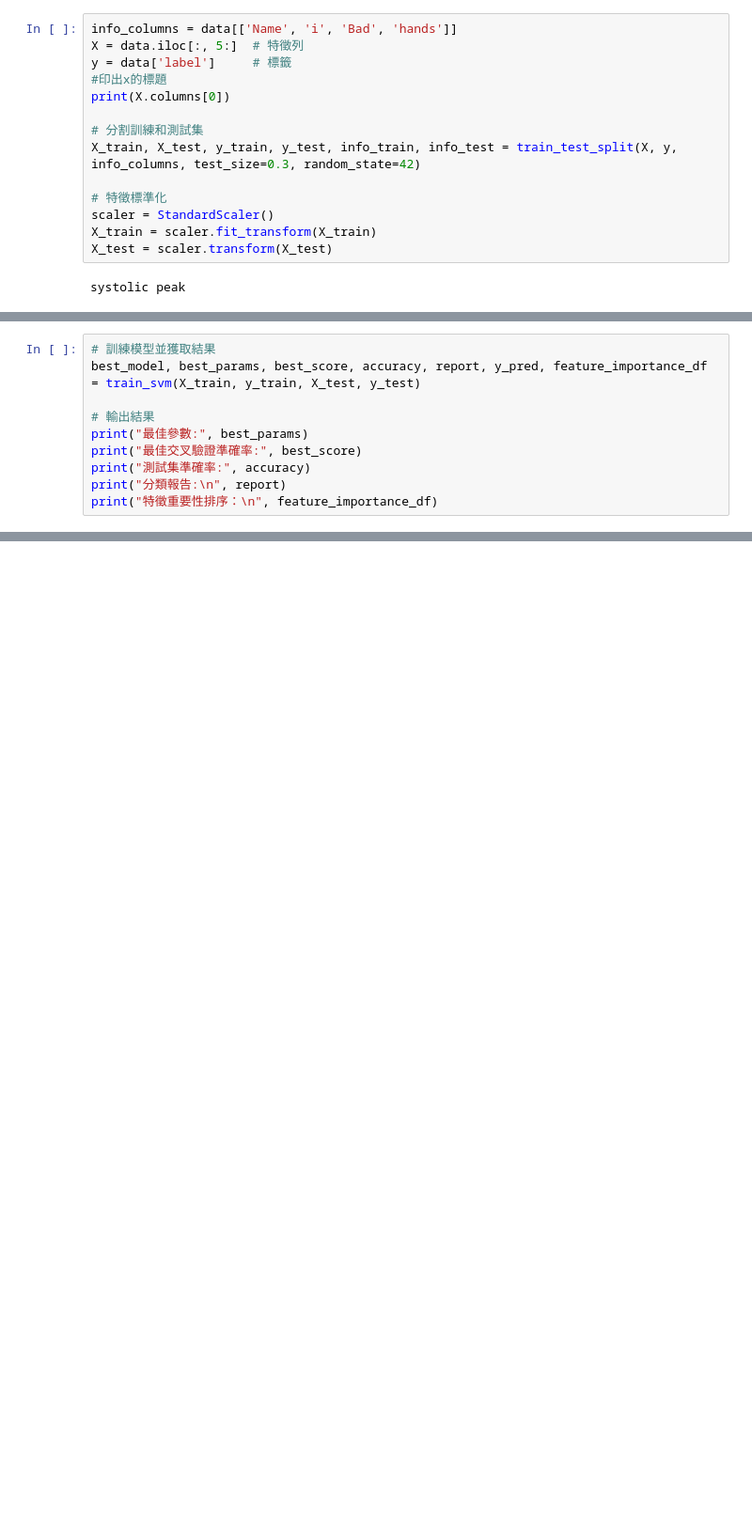
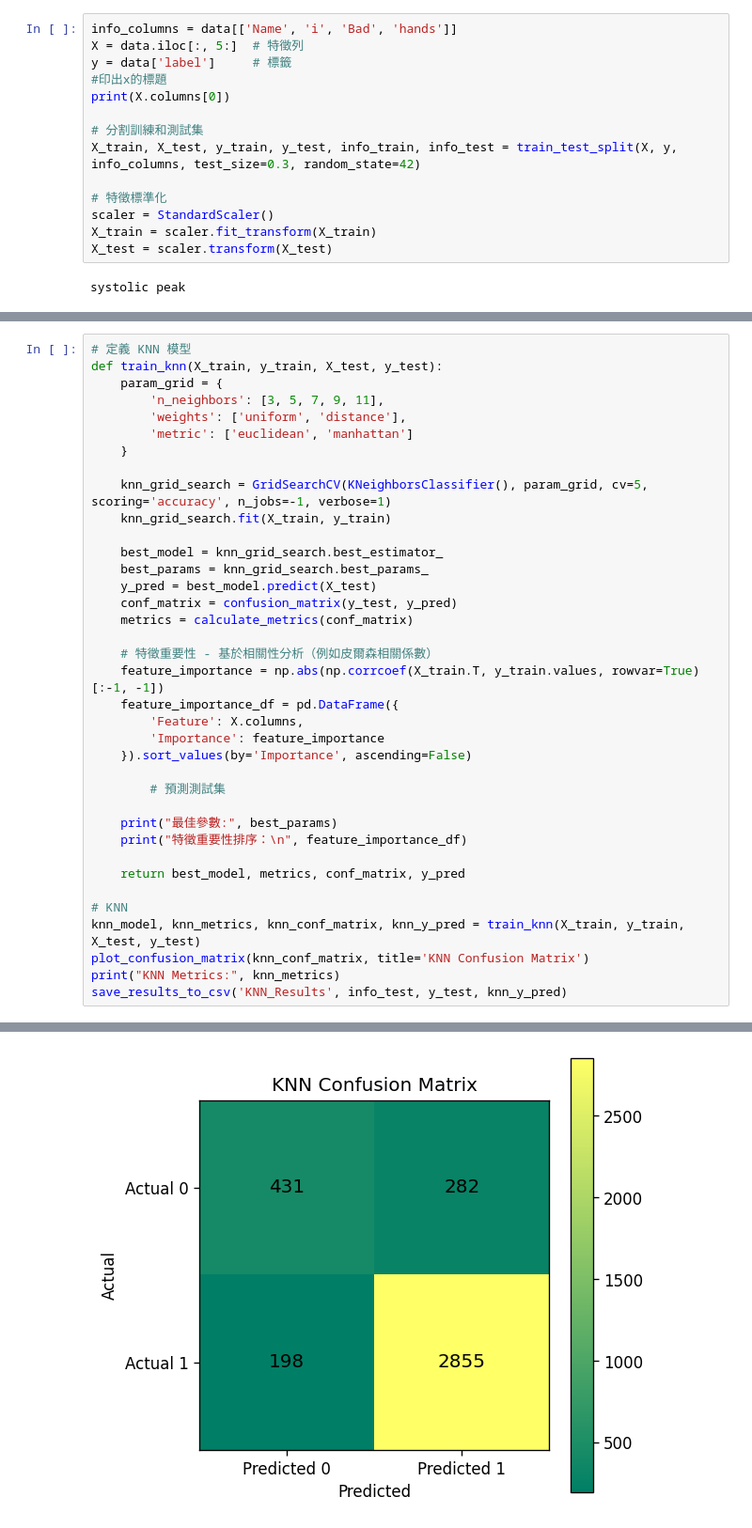
Before and after one commit to m11217045/PPG, a Jupyter notebook: Classfication.ipynb, the cells around one changed output, grey strips where cells are left out. Shown at 94% size. Drawn from its saved outputs; the diff is of its cells as text; blank space fills up the shorter version.

```diff
--- a/Classfication.ipynb
+++ b/Classfication.ipynb
@@ -70,10 +181,0 @@ def train_svm(X_train, y_train, X_test, y_test):
-# %%
-# 訓練模型並獲取結果
-best_model, best_params, best_score, accuracy, report, y_pred, feature_importance_df = train_svm(X_train, y_train, X_test, y_test)
-
-# 輸出結果
-print("最佳參數:", best_params)
-print("最佳交叉驗證準確率:", best_score)
-print("測試集準確率:", accuracy)
-print("分類報告:\n", report)
-print("特徵重要性排序：\n", feature_importance_df)
@@ -224,0 +182,38 @@ F1-Score: 0.3529
+# %%
+# 定義 KNN 模型
+def train_knn(X_train, y_train, X_test, y_test):
+    param_grid = {
+        'n_neighbors': [3, 5, 7, 9, 11],
+        'weights': ['uniform', 'distance'],
+        'metric': ['euclidean', 'manhattan']
+    }
+
+    knn_grid_search = GridSearchCV(KNeighborsClassifier(), param_grid, cv=5, scoring='accuracy', n_jobs=-1, verbose=1)
+    knn_grid_search.fit(X_train, y_train)
+
+    best_model = knn_grid_search.best_estimator_
+    best_params = knn_grid_search.best_params_
+    y_pred = best_model.predict(X_test)
+    conf_matrix = confusion_matrix(y_test, y_pred)
+    metrics = calculate_metrics(conf_matrix)
+
+    # 特徵重要性 - 基於相關性分析（例如皮爾森相關係數）
+    feature_importance = np.abs(np.corrcoef(X_train.T, y_train.values, rowvar=True)[:-1, -1])
+    feature_importance_df = pd.DataFrame({
+        'Feature': X.columns,
+        'Importance': feature_importance
+    }).sort_values(by='Importance', ascending=False)
+
+        # 預測測試集
+
+    print("最佳參數:", best_params)
+    print("特徵重要性排序：\n", feature_importance_df)
+
+    return best_model, metrics, conf_matrix, y_pred
+
+# KNN
+knn_model, knn_metrics, knn_conf_matrix, knn_y_pred = train_knn(X_train, y_train, X_test, y_test)
+plot_confusion_matrix(knn_conf_matrix, title='KNN Confusion Matrix')
+print("KNN Metrics:", knn_metrics)
+save_results_to_csv('KNN_Results', info_test, y_test, knn_y_pred)
+# %% [output]
@@ -224,0 +239 @@ F1-Score: 0.3529
+[figure, added]
```
Also changed, not shown: parts of 13 cells of this notebook, 3 other files.
